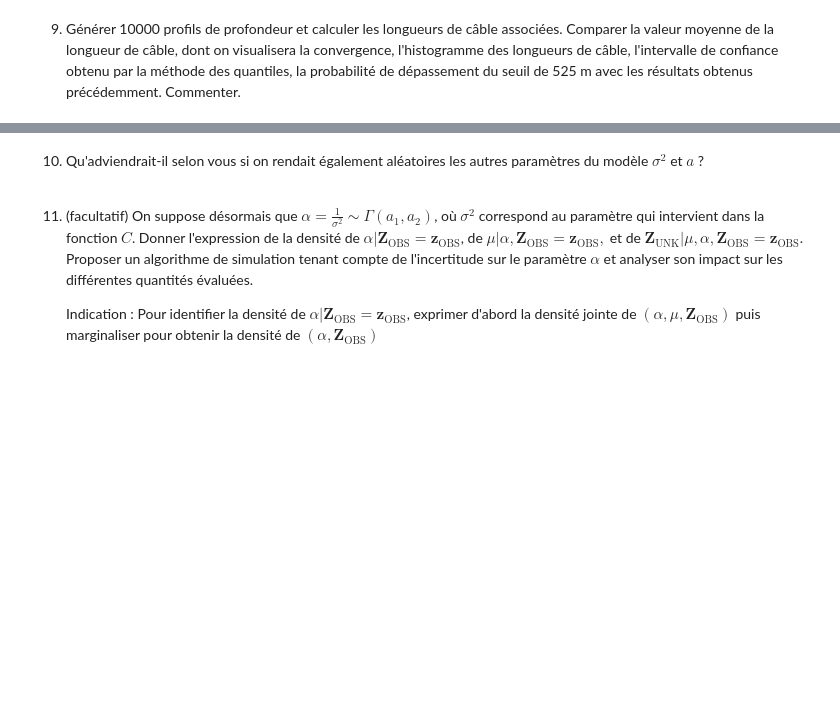
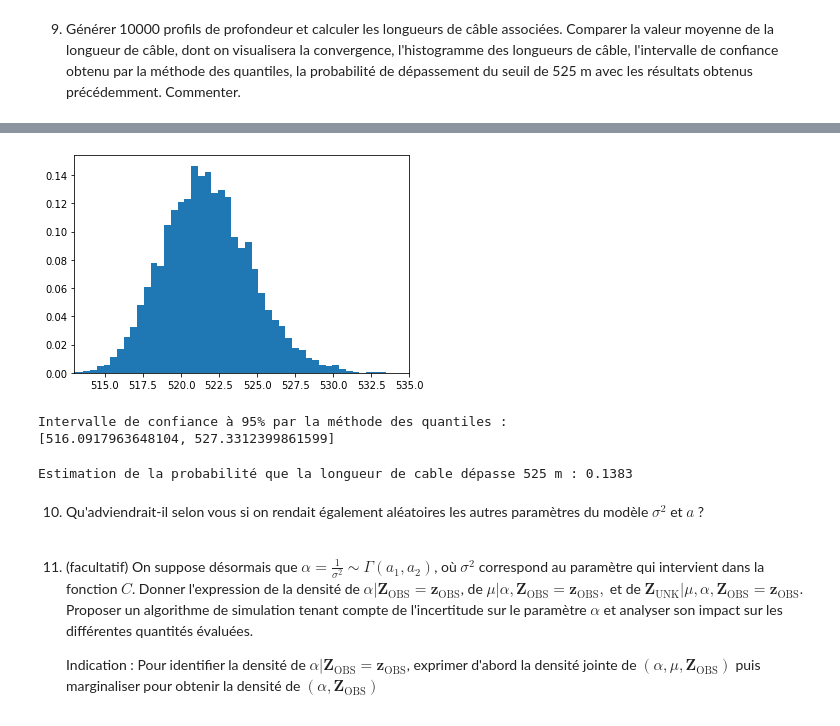
Before and after one commit to TomBertheas/Projet_probabilites, a Jupyter notebook: Projet_numerique_de_Probabilites_2021.ipynb, the cells around one changed output, grey strips where cells are left out. Saved outputs shown, nothing was run; the diff lists cells and outputs as text; code cells hidden in the pictures; blank space fills up the shorter version.

```diff
--- a/Projet_numerique_de_Probabilites_2021.ipynb
+++ b/Projet_numerique_de_Probabilites_2021.ipynb
@@ -449,3 +556,20 @@ On va plutôt procéder par simulations en cascade, c'est-à-dire que pour chaqu
+# %%
+plt.hist(result, 50, density=True)
+plt.axis(xmin=513, xmax=535)
+plt.show()
+# %% [output]
+[figure, added]
+# %%
+Ln = sum(result)/K
+sigman = np.std(result)
+print(f"\nIntervalle de confiance à 95% par la méthode des quantiles :\n{[Ln- sigman*1.96,Ln + sigman*1.96]}")
+# %% [output]
+Intervalle de confiance à 95% par la méthode des quantiles :
+[516.0917963648104, 527.3312399861599]
+# %%
+print(f"Estimation de la probabilité que la longueur de cable dépasse 525 m : {np.mean(result_r>525)}")
+# %% [output]
+Estimation de la probabilité que la longueur de cable dépasse 525 m : 0.1383
 # %% [markdown]
 10. Qu'adviendrait-il selon vous si on rendait également aléatoires les autres paramètres du modèle $\sigma^2$ et $a$ ?
 # %% [markdown]
```
Also changed, not shown: parts of 23 cells of this notebook.
